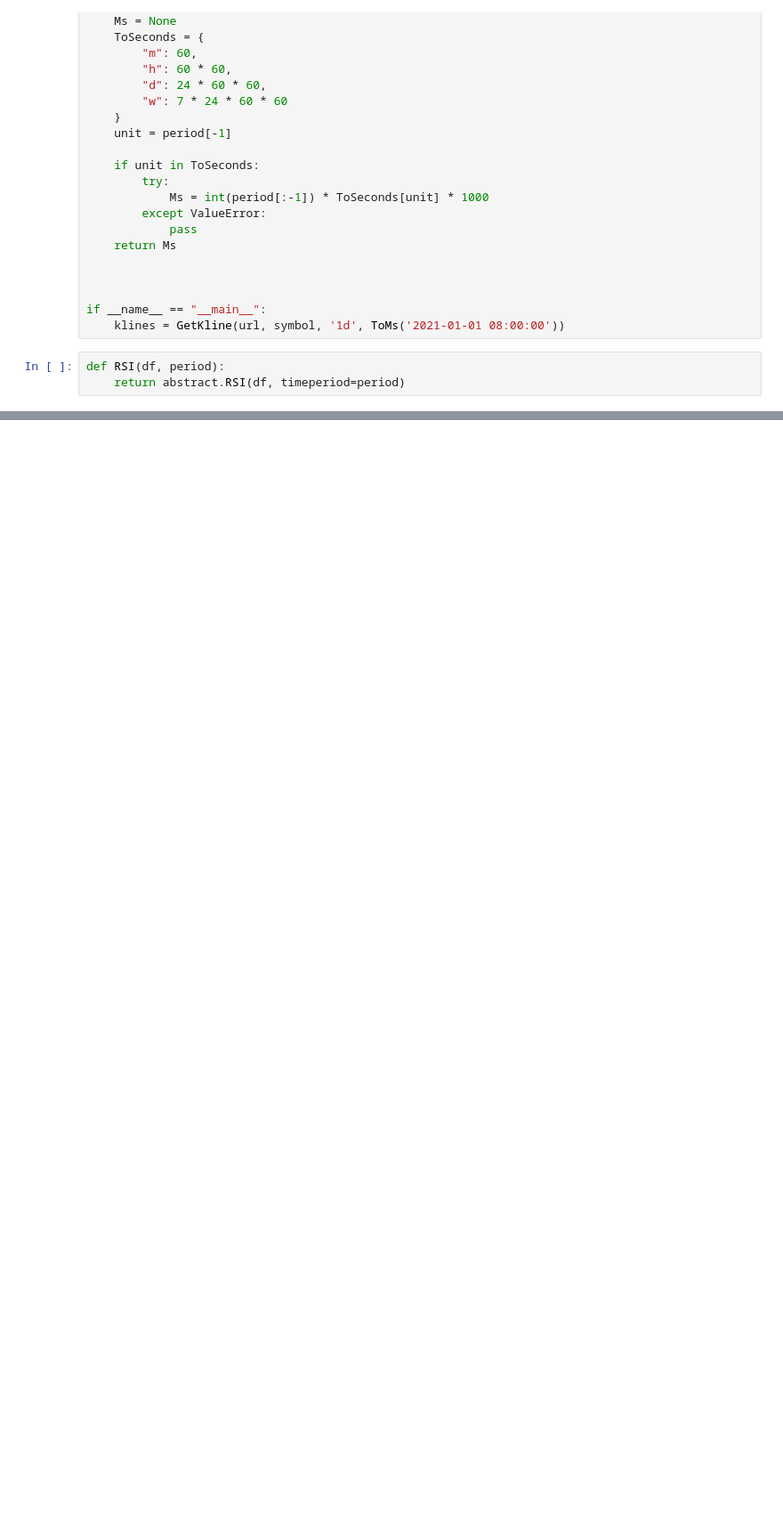
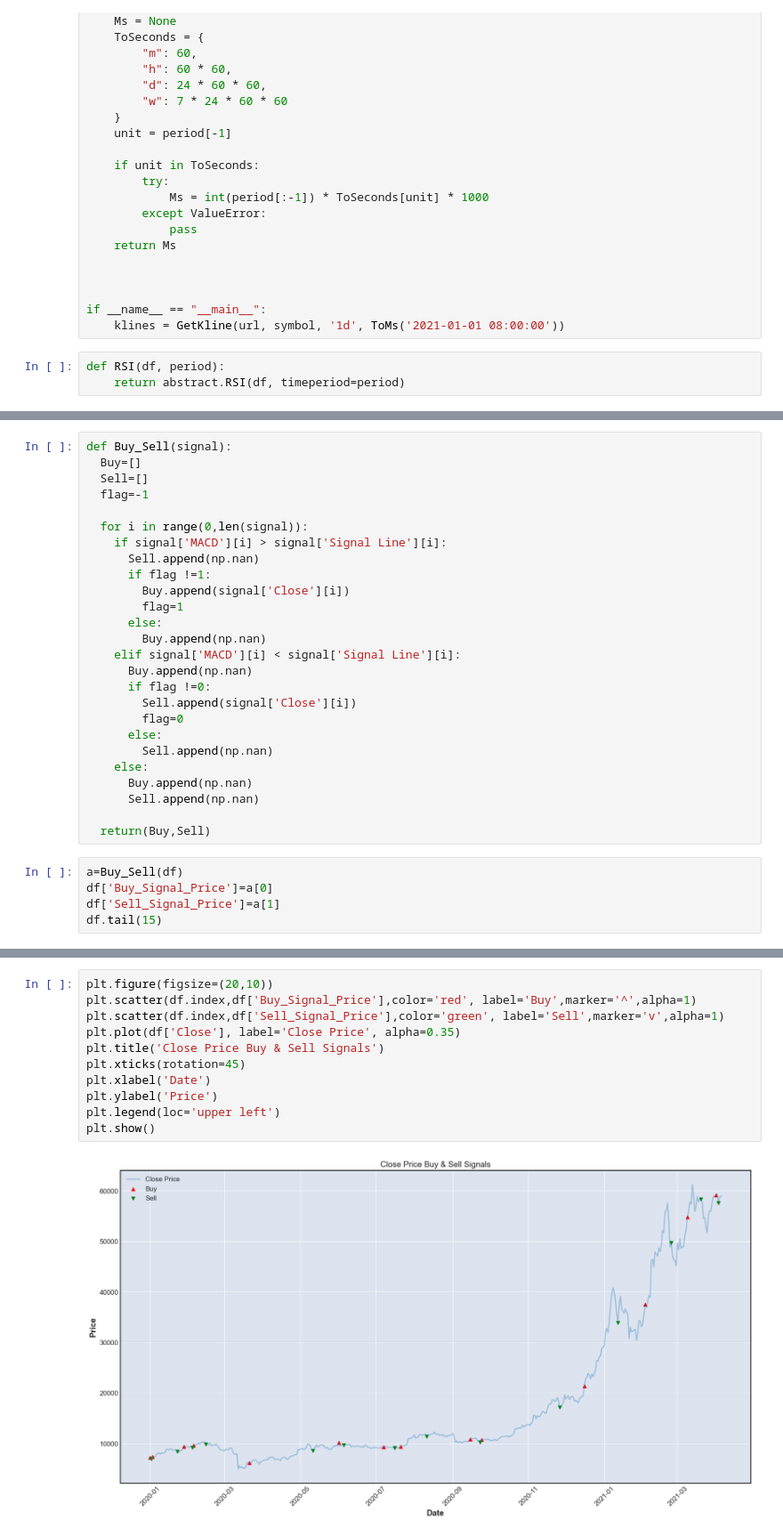
Before and after one commit to bitcoin-straight-up/tyga-ver., a Jupyter notebook: bit0331/Bitcoin.ipynb, the cells around one changed output, grey strips where cells are left out. Shown at 89% size. Cells and saved outputs as stored; diff of their text form; blank space fills up the shorter version.

```diff
--- a/bit0331/Bitcoin.ipynb
+++ b/bit0331/Bitcoin.ipynb
@@ -133,0 +146,31 @@ plt.show()
+# %%
+def Buy_Sell(signal):
+  Buy=[]
+  Sell=[]
+  flag=-1
+
+  for i in range(0,len(signal)):
+    if signal['MACD'][i] > signal['Signal Line'][i]:
+      Sell.append(np.nan)
+      if flag !=1:
+        Buy.append(signal['Close'][i])
+        flag=1
+      else:
+        Buy.append(np.nan)
+    elif signal['MACD'][i] < signal['Signal Line'][i]:
+      Buy.append(np.nan)
+      if flag !=0:
+        Sell.append(signal['Close'][i])
+        flag=0
+      else:
+        Sell.append(np.nan)
+    else:
+      Buy.append(np.nan)
+      Sell.append(np.nan)
+
+  return(Buy,Sell)
+# %%
+a=Buy_Sell(df)
+df['Buy_Signal_Price']=a[0]
+df['Sell_Signal_Price']=a[1]
+df.tail(15)
@@ -133,0 +195,13 @@ plt.show()
+# %%
+plt.figure(figsize=(20,10))
+plt.scatter(df.index,df['Buy_Signal_Price'],color='red', label='Buy',marker='^',alpha=1)
+plt.scatter(df.index,df['Sell_Signal_Price'],color='green', label='Sell',marker='v',alpha=1)
+plt.plot(df['Close'], label='Close Price', alpha=0.35)
+plt.title('Close Price Buy & Sell Signals')
+plt.xticks(rotation=45)
+plt.xlabel('Date')
+plt.ylabel('Price')
+plt.legend(loc='upper left')
+plt.show()
+# %% [output]
+[figure, added]
```
Also changed, not shown: parts of 5 cells of this notebook.
